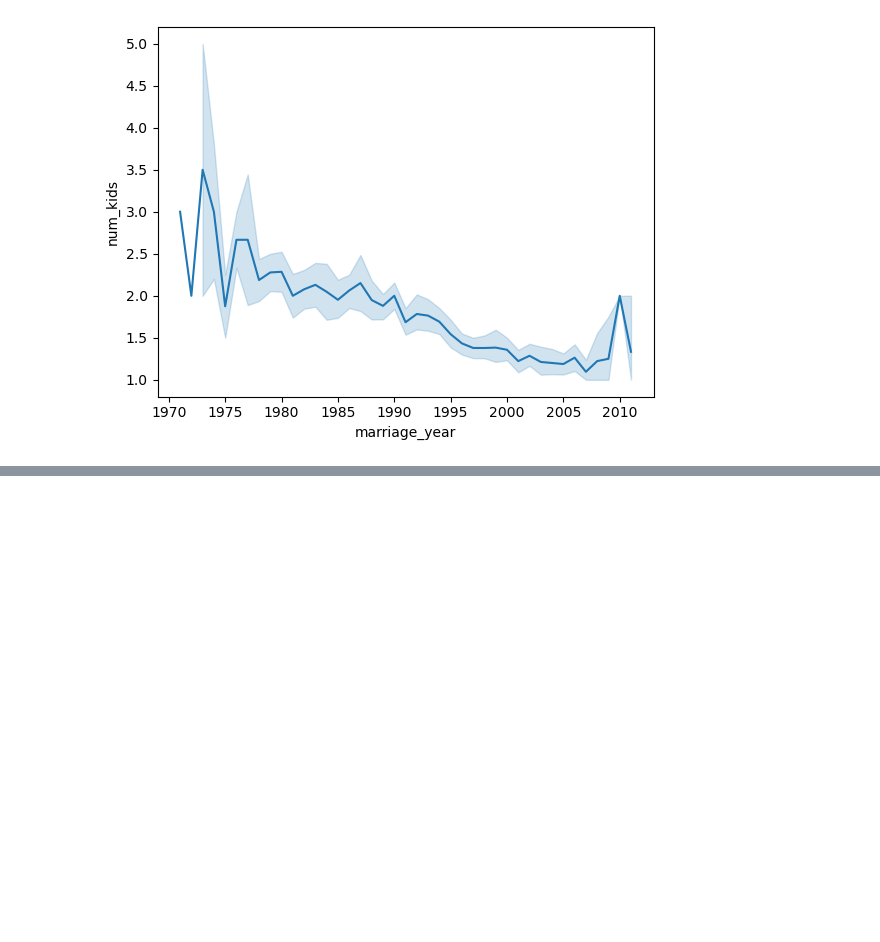
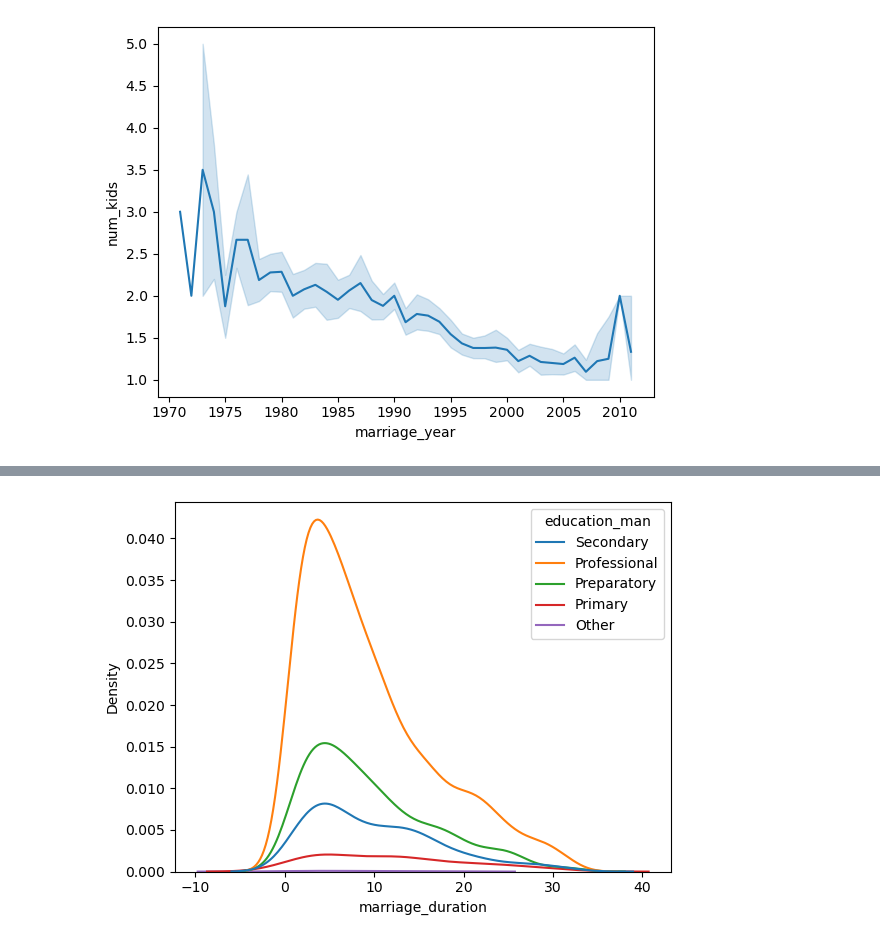
Before and after one commit to Daviedavie100/DatacampPythonDataAnalysis, a Jupyter notebook: Datacamp.ipynb, the cells around one changed output, grey strips where cells are left out. Cells and saved outputs as stored; diff of their text form; code cells hidden in the pictures; blank space fills up the shorter version.

```diff
--- a/Datacamp.ipynb
+++ b/Datacamp.ipynb
@@ -1634,0 +1659,5 @@ plt.show();
+# %%
+sns.kdeplot(data=divorce, x='marriage_duration', hue='education_man')
+plt.show();
+# %% [output]
+[figure, added]
```
Also changed, not shown: parts of 12 cells of this notebook.
